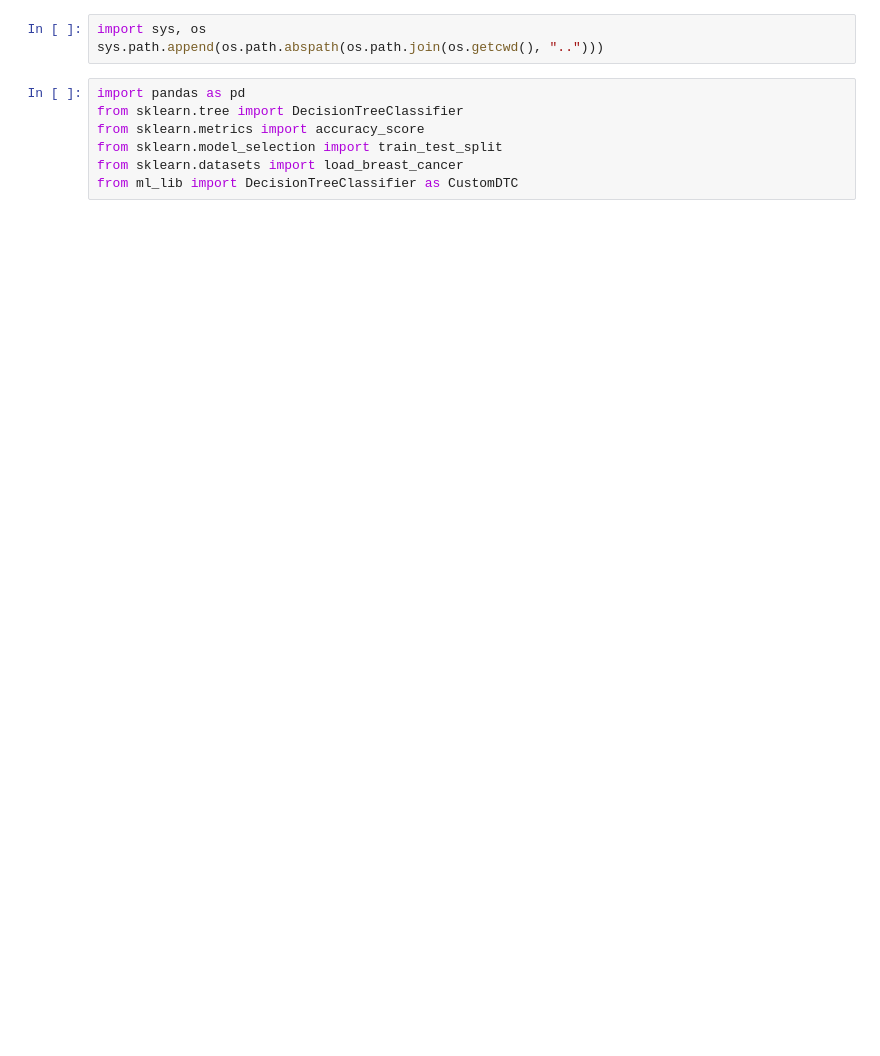
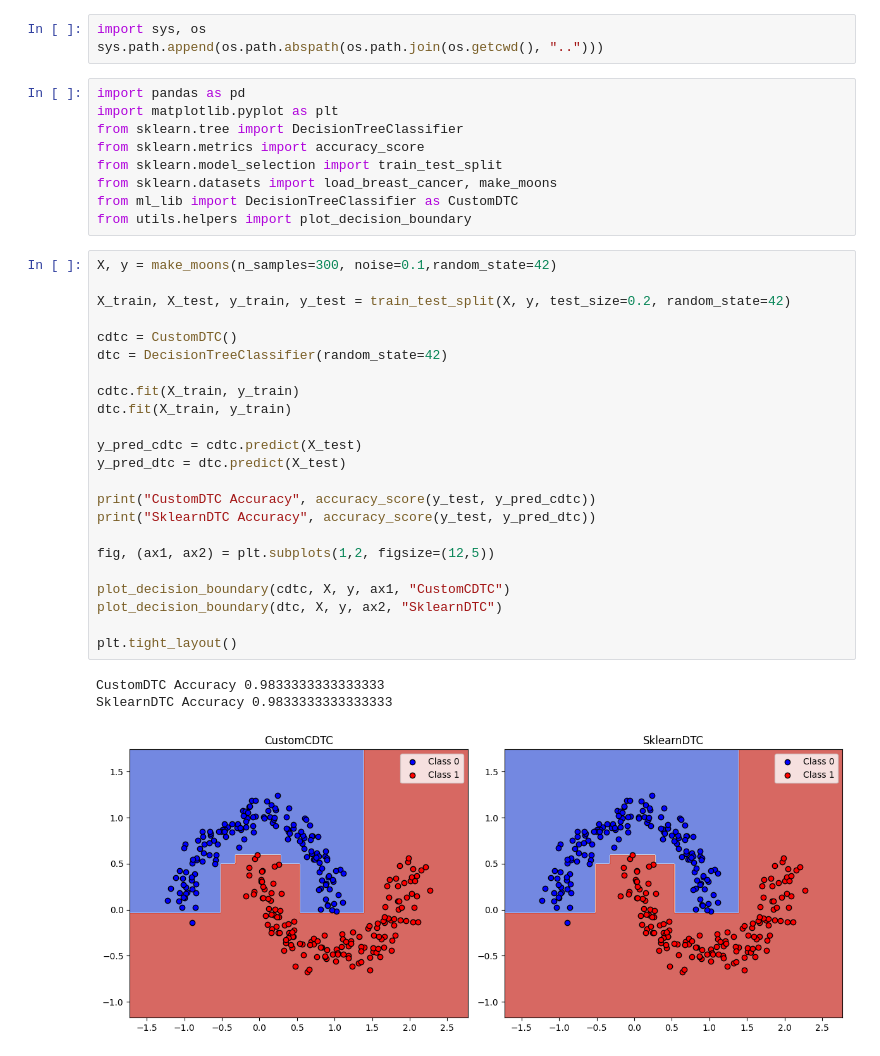
Before and after one commit to EyadMostafa/ml-from-scratch, a Jupyter notebook: notebooks/decision_tree.ipynb, the cells around one changed output. Saved outputs shown, nothing was run; the diff lists cells and outputs as text; blank space fills up the shorter version.

Commit message:
added plot_decision_boundary function to utils.helpers, adjusted the notebooks accordingly, and plotted a visualization in decision_tree.ipynb

```diff
--- a/notebooks/decision_tree.ipynb
+++ b/notebooks/decision_tree.ipynb
@@ -3,11 +3,40 @@ import sys, os
 sys.path.append(os.path.abspath(os.path.join(os.getcwd(), "..")))
 # %%
 import pandas as pd
+import matplotlib.pyplot as plt
 from sklearn.tree import DecisionTreeClassifier
 from sklearn.metrics import accuracy_score
 from sklearn.model_selection import train_test_split
-from sklearn.datasets import load_breast_cancer
+from sklearn.datasets import load_breast_cancer, make_moons
 from ml_lib import DecisionTreeClassifier as CustomDTC
+from utils.helpers import plot_decision_boundary
+# %%
+X, y = make_moons(n_samples=300, noise=0.1,random_state=42)
+
+X_train, X_test, y_train, y_test = train_test_split(X, y, test_size=0.2, random_state=42)
+
+cdtc = CustomDTC()
+dtc = DecisionTreeClassifier(random_state=42)
+
+cdtc.fit(X_train, y_train)
+dtc.fit(X_train, y_train)
+
+y_pred_cdtc = cdtc.predict(X_test)
+y_pred_dtc = dtc.predict(X_test)
+
+print("CustomDTC Accuracy", accuracy_score(y_test, y_pred_cdtc))
+print("SklearnDTC Accuracy", accuracy_score(y_test, y_pred_dtc))
+
+fig, (ax1, ax2) = plt.subplots(1,2, figsize=(12,5))
+
+plot_decision_boundary(cdtc, X, y, ax1, "CustomCDTC")
+plot_decision_boundary(dtc, X, y, ax2, "SklearnDTC")
+
+plt.tight_layout()
+# %% [output]
+CustomDTC Accuracy 0.9833333333333333
+SklearnDTC Accuracy 0.9833333333333333
+[figure, added]
 # %%
 dataset = load_breast_cancer()
 X = dataset.data
```
Also changed, not shown: parts of 1 cell of this notebook, 2 other files.
